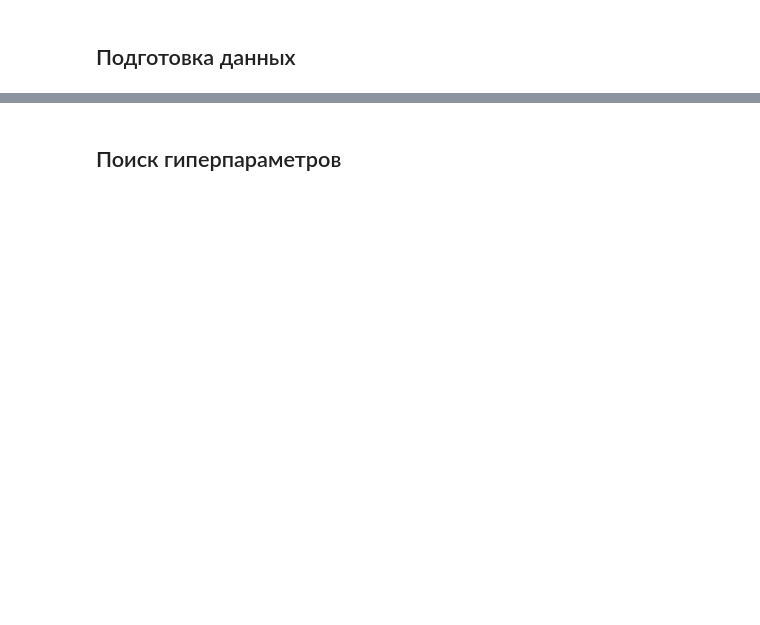
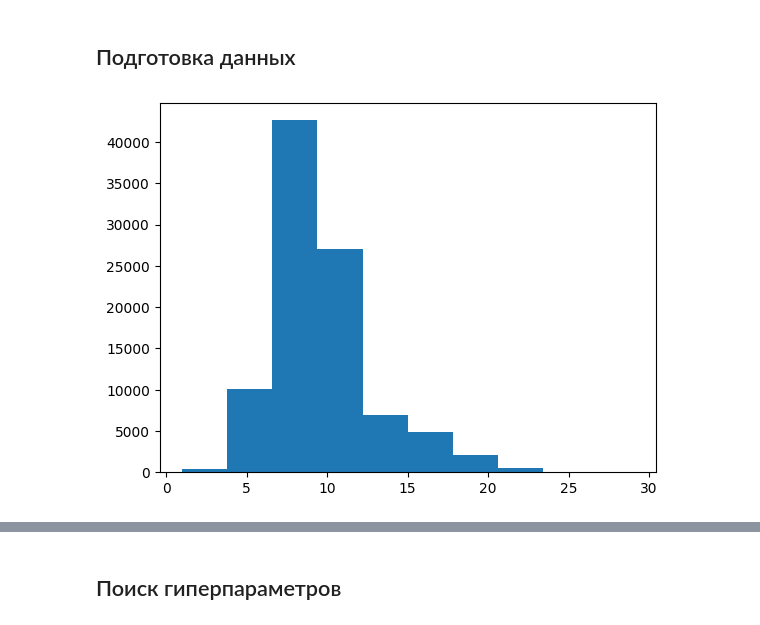
Before and after one commit to Werlor/Regression-with-an-Abalone-Dataset, a Jupyter notebook: best_lgbm_model.ipynb, the cells around one changed output, grey strips where cells are left out. Drawn from its saved outputs; the diff is of its cells as text; code cells hidden in the pictures; blank space fills up the shorter version.

```diff
--- a/best_lgbm_model.ipynb
+++ b/best_lgbm_model.ipynb
@@ -39,3 +42,7 @@ df_all.rename(columns={'Whole weight.1': 'Whole_weight.1',
                        'Whole weight.2': 'Whole_weight.2',
                        'Whole weight': 'Whole_weight',
                        'Shell weight': 'Shell_weight'}, inplace=True)
+# %%
+plt.hist(df_all.Rings);
+# %% [output]
+[figure, added]
```
Also changed, not shown: parts of 13 cells of this notebook.
